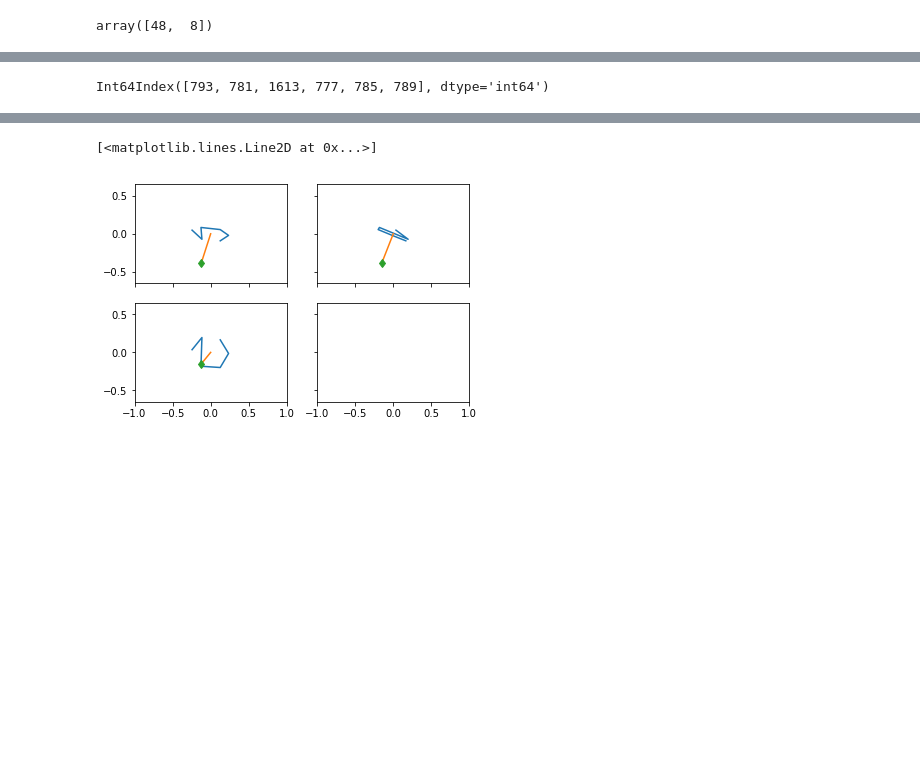
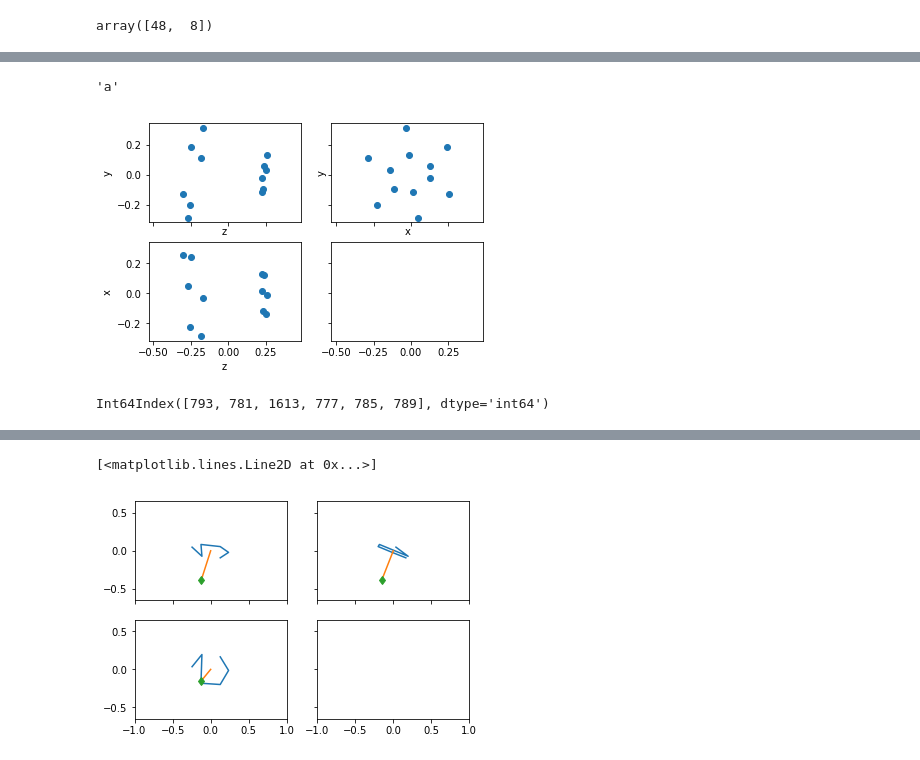
Before and after one commit to DamCB/tyssue, a Jupyter notebook: doc/notebooks/Cell_Division.ipynb, the cells around one changed output, grey strips where cells are left out. Cells and saved outputs as stored; diff of their text form; code cells hidden in the pictures; blank space fills up the shorter version.

Commit message:
WIP - debug cell div

```diff
--- a/doc/notebooks/Cell_Division.ipynb
+++ b/doc/notebooks/Cell_Division.ipynb
@@ -164,0 +164,28 @@ dtype: float64
+# %%
+a
+# %% [output]
+'a'
+# %%
+plane_normal = ab_axis
+plane_center = eptm.cell_df.loc[mother, eptm.coords]
+n_xy = np.linalg.norm(plane_normal[:2])
+theta = -np.arctan2(n_xy, plane_normal[2])
+direction = [plane_normal[1], -plane_normal[0], 0]
+rot = rotation_matrix(theta, direction)
+cell_verts = set(eptm.edge_df[eptm.edge_df['cell'] == mother]['srce'])
+vert_pos = eptm.vert_df.loc[cell_verts, eptm.coords]
+for c in eptm.coords:
+    vert_pos[c] -= plane_center[c]
+vert_pos[:] = np.dot(vert_pos, rot)
+
+fig, [[ax_zy, ax_xy],
+      [ax_zx, _]] = plt.subplots(2, 2,
+                               sharex=True,
+                               sharey=True)
+for ax, (u, v) in zip([ax_zx, ax_zy, ax_xy],
+                       ['zx', 'zy', 'xy']):
+
+    ax.plot(vert_pos[u], vert_pos[v], 'o')
+    ax.set(aspect='equal', xlabel=u, ylabel=v)
+# %% [output]
+[figure, added]
@@ -232,10 +288,10 @@ edges = get_division_edges(monolayer, mother, plane_normal)
 #h_vertices = get_division_vertices(monolayer,
 #                                   mother=mother,
 #                                   plane_normal=plane_normal)
-# %%
-monolayer.edges
-# %% [output]
-Int64Index([793, 781, 1613, 777, 785, 789], dtype='int64')
+# %%
+edges
+# %% [output]
+Int64Index([793, 781, 1613, 777, 785, 789], dtype='int64')
 # %%
 h_vertices
 # %% [output]
```
Also changed, not shown: parts of 7 cells of this notebook, 1 other file.
